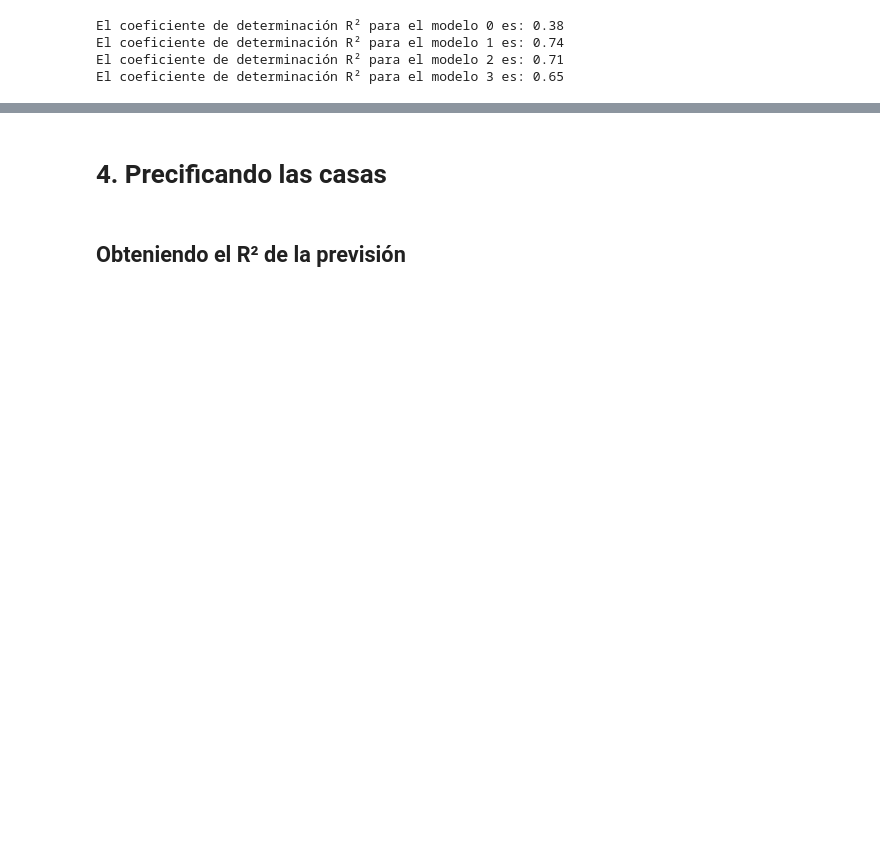
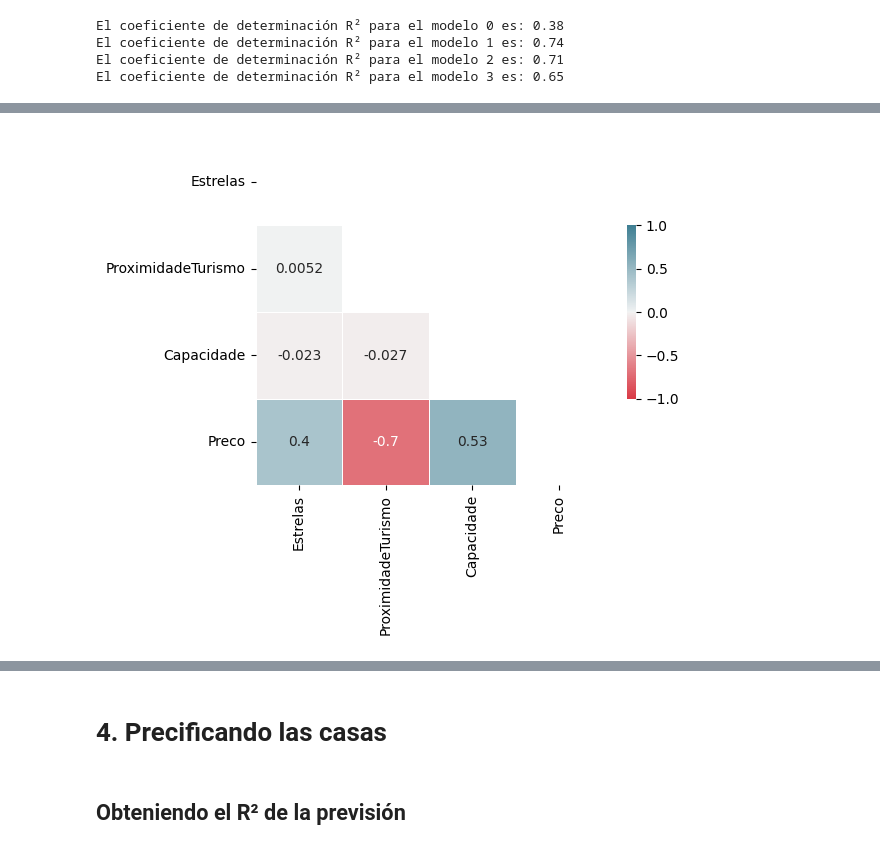
Before and after one commit to JLuceroVasquez/data-science-probando-relaciones-con-regresion-lineal, a Jupyter notebook: precios-de-inmuebles-regresion-lineal.ipynb, the cells around one changed output, grey strips where cells are left out. Saved outputs shown, nothing was run; the diff lists cells and outputs as text; code cells hidden in the pictures; blank space fills up the shorter version.

```diff
--- a/precios-de-inmuebles-regresion-lineal.ipynb
+++ b/precios-de-inmuebles-regresion-lineal.ipynb
@@ -405,0 +431,6 @@ Cuál es el modelo?
+# %%
+#Importación del modelo.
+url_desafio_3 = 'https://github.com/JLuceroVasquez/data-science-probando-relaciones-con-regresion-lineal/raw/refs/heads/main/datos-desafios/desafio-3-precios-hoteles.csv'
+
+datos_desafio_3 = pd.read_csv(url_desafio_3, encoding='ascii')
+datos_desafio_3.info()
@@ -405,0 +449,21 @@ Cuál es el modelo?
+# %%
+#Análisis de coeficientes de correlación entre variables.
+corr_desafio_3 = datos_desafio_3.corr()
+
+# Generar una máscara para ocultar el triángulo superior
+mascara_desafio_3 = np.zeros_like(corr_desafio_3, dtype=bool)
+mascara_desafio_3[np.triu_indices_from(mascara_desafio_3)] = True
+
+# Configurar la figura de matplotlib
+fig, ax = plt.subplots(figsize=(6.5, 4.5))
+
+# Generar el mapa de calor (heatmap)
+cmap = sns.diverging_palette(10, 220, as_cmap=True)
+
+sns.heatmap(corr_desafio_3, mask=mascara_desafio_3, cmap=cmap, vmax=1, vmin=-1, center=0,
+            square=True, linewidths=.5, annot=True, cbar_kws={"shrink": .5})
+
+# Mostrar el mapa de calor (heatmap)
+plt.show()
+# %% [output]
+[figure, added]
```
Also changed, not shown: parts of 39 cells of this notebook.
